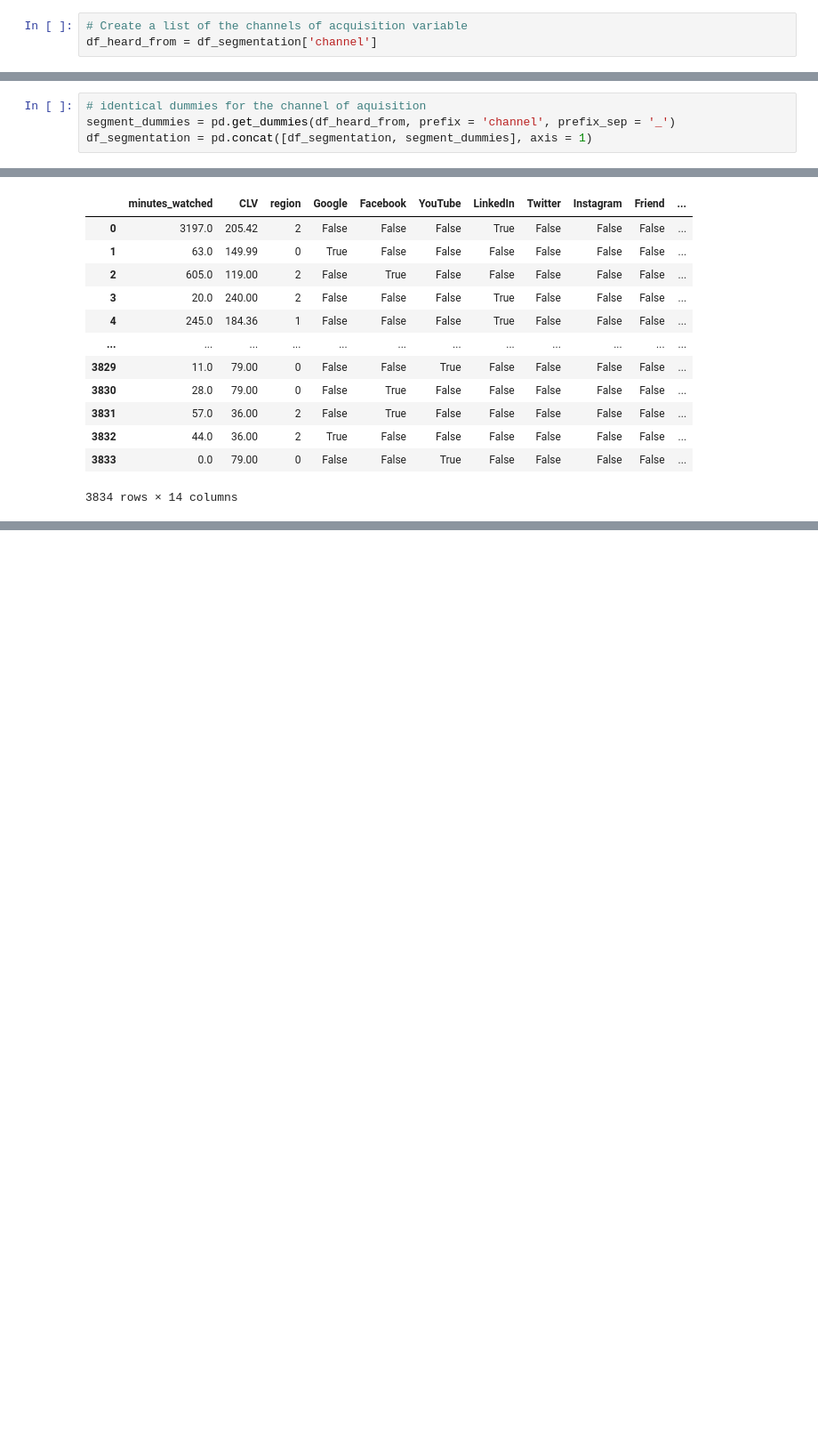
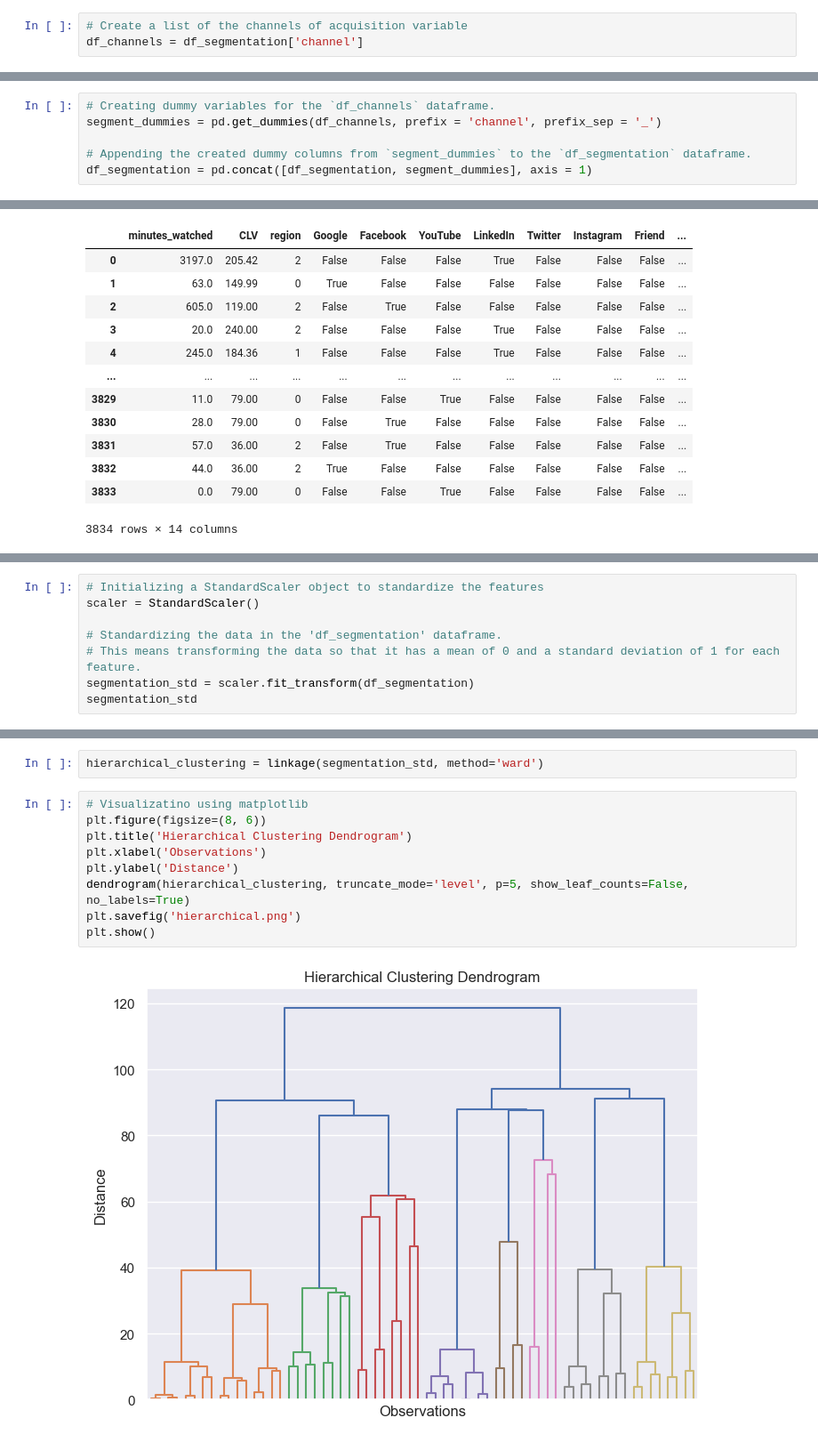
Before and after one commit to RabindraManandhar/Customer-Segmentation-in-Marketing-with-Python-Project, a Jupyter notebook: Project.ipynb, the cells around one changed output, grey strips where cells are left out. Shown at 89% size. Saved outputs shown, nothing was run; the diff lists cells and outputs as text; blank space fills up the shorter version.

Commit message:
clustering model implemented

```diff
--- a/Project.ipynb
+++ b/Project.ipynb
@@ -124,7 +129,7 @@ Lastly, this scatter plot serves as an illustrative reminder of a pivotal aspect
 To perform a quantitative analysis of the groups, I’ll create dummy variables for the region of countries and the channels - the survey answers. These are categorical answers, so having them as dummy variables makes sense.
 # %%
 # Create a list of the channels of acquisition variable
-df_heard_from = df_segmentation['channel']
+df_channels = df_segmentation['channel']
 # %%
 # Create a list of the geographic regions variable
 df_countries = df_segmentation['region']
@@ -140,6 +145,8 @@ df = df.join(df_dummies)
 # %%
-# identical dummies for the channel of aquisition
-segment_dummies = pd.get_dummies(df_heard_from, prefix = 'channel', prefix_sep = '_')
+# Creating dummy variables for the `df_channels` dataframe.
+segment_dummies = pd.get_dummies(df_channels, prefix = 'channel', prefix_sep = '_')
+
+# Appending the created dummy columns from `segment_dummies` to the `df_segmentation` dataframe.
 df_segmentation = pd.concat([df_segmentation, segment_dummies], axis = 1)
 # %%
 # Creating dummy variables for the `df_countries` dataframe.
@@ -190,0 +204,8 @@ df_segmentation
+# %%
+# Initializing a StandardScaler object to standardize the features
+scaler = StandardScaler()
+
+# Standardizing the data in the 'df_segmentation' dataframe.
+# This means transforming the data so that it has a mean of 0 and a standard deviation of 1 for each feature.
+segmentation_std = scaler.fit_transform(df_segmentation)
+segmentation_std
@@ -190,0 +230,13 @@ df_segmentation
+# %%
+hierarchical_clustering = linkage(segmentation_std, method='ward')
+# %%
+# Visualizatino using matplotlib
+plt.figure(figsize=(8, 6))
+plt.title('Hierarchical Clustering Dendrogram')
+plt.xlabel('Observations')
+plt.ylabel('Distance')
+dendrogram(hierarchical_clustering, truncate_mode='level', p=5, show_leaf_counts=False, no_labels=True)
+plt.savefig('hierarchical.png')
+plt.show()
+# %% [output]
+[figure, added]
```
Also changed, not shown: parts of 17 cells of this notebook, 6 other files.
